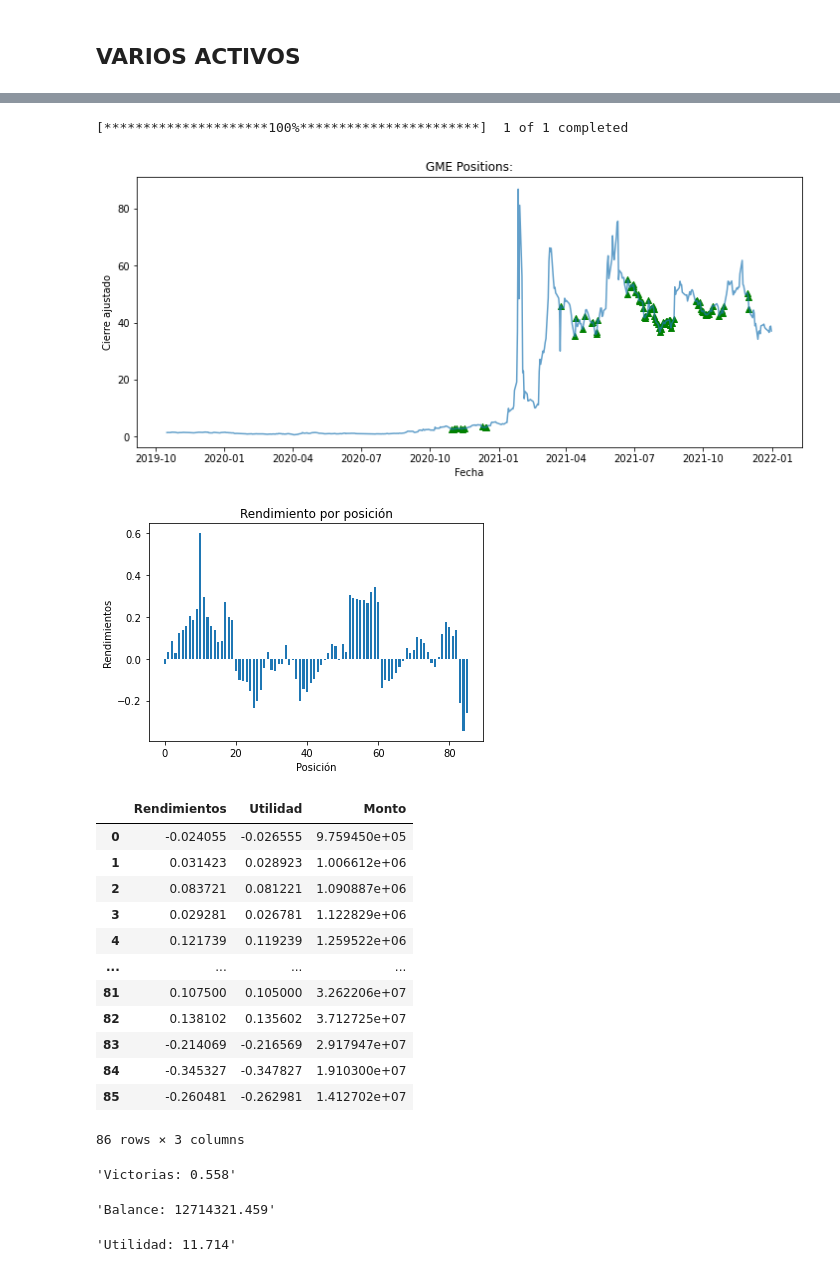
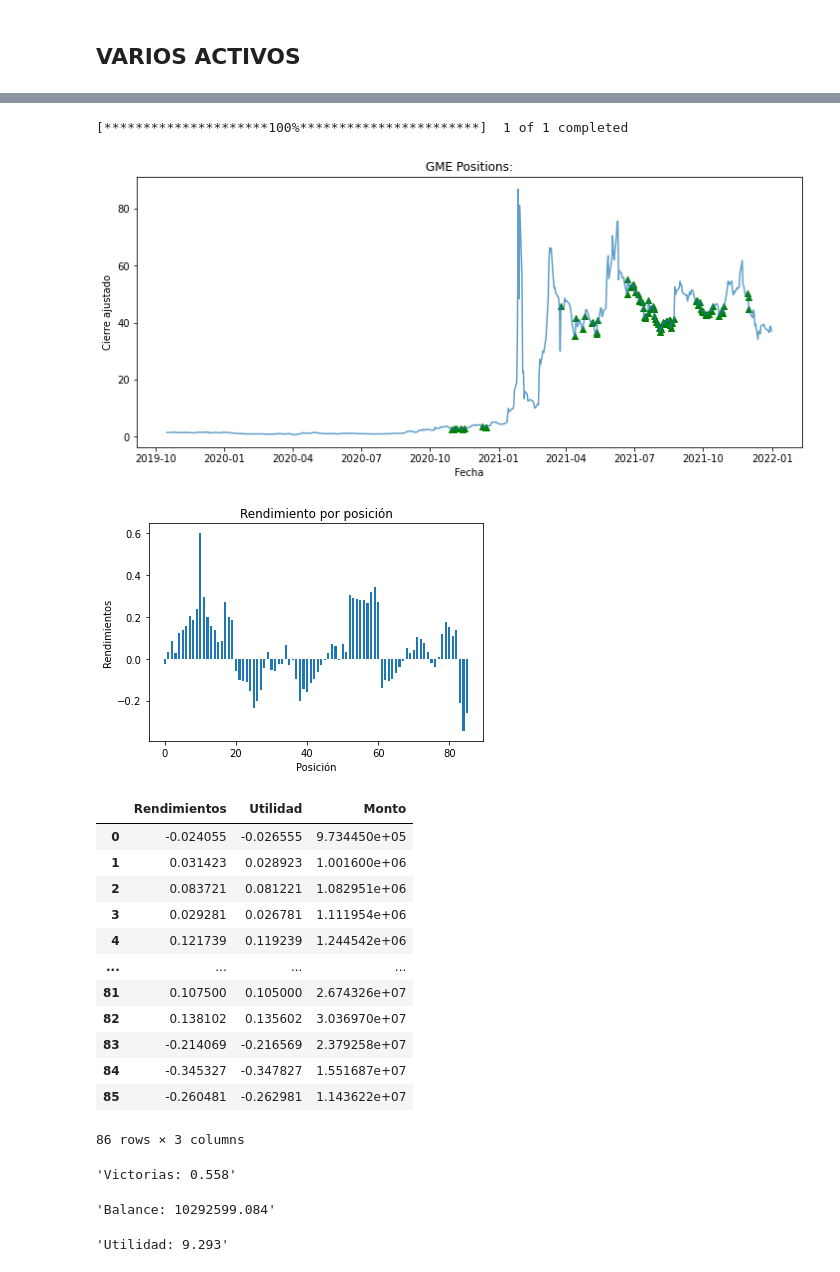
Before and after one commit to GustavodeAnda/PORTAFOLIOS2, a Jupyter notebook: RSI TRADING CHIDO.ipynb, the cells around one changed output, grey strips where cells are left out. Drawn from its saved outputs; the diff is of its cells as text; code cells hidden in the pictures.

```diff
--- a/RSI TRADING CHIDO.ipynb
+++ b/RSI TRADING CHIDO.ipynb
@@ -66,7 +66,7 @@ dfr['Utilidad'] = dfr['Rendimientos']-Comisiones
 Monto = [capital]
 
 for i in range(len(dfr)):
-    valor = Monto[-1]*(1+dfr['Rendimientos'][i])
+    valor = Monto[-1]*(1+dfr['Utilidad'][i])
     Monto.append(valor)
 
     # se borra capital inicial de la lista de montos
@@ -154,7 +154,7 @@ dfr['Utilidad'] = dfr['Rendimientos']-Comisiones
 Monto = [capital]
 
 for i in range(len(dfr)):
-    valor = Monto[-1]*(1+dfr['Rendimientos'][i])
+    valor = Monto[-1]*(1+dfr['Utilidad'][i])
     Monto.append(valor)
 
     # se borra capital inicial de la lista de montos
@@ -241,7 +241,7 @@ dfr['Utilidad'] = dfr['Rendimientos']-Comisiones
 Monto = [capital]
 
 for i in range(len(dfr)):
-    valor = Monto[-1]*(1+dfr['Rendimientos'][i])
+    valor = Monto[-1]*(1+dfr['Utilidad'][i])
     Monto.append(valor)
 
     # se borra capital inicial de la lista de montos
@@ -328,7 +328,7 @@ dfr['Utilidad'] = dfr['Rendimientos']-Comisiones
 Monto = [capital]
 
 for i in range(len(dfr)):
-    valor = Monto[-1]*(1+dfr['Rendimientos'][i])
+    valor = Monto[-1]*(1+dfr['Utilidad'][i])
     Monto.append(valor)
 
     # se borra capital inicial de la lista de montos
@@ -350,48 +350,48 @@ plt.xlabel("Posición")
 plt.ylabel("Rendimientos")
 plt.title("Rendimiento por posición")
 plt.show()
 
 # Calculamos el número de victorias en la estrategia:
 wins = [i for i in Profits if i > 0]
 wins = len(wins)/len(Profits)
 
 # Calculamos utilidad final DESPUÉS DE IMPUESTOS
 impuestos = 0.1
 
     # Encontramos monto final
 ultimo = dfr[['Monto']].iloc[-1]
 
     # Restamos impuestos
 ultimo_GME = ultimo * (1-impuestos)
 
     # Lo convertimos en tasa comparado al capital inicial
 utilidad_GME = (ultimo_GME - capital) / capital
 
 # Mandamos todo a proyectar en la misma celda
 display(dfr,
         'Victorias: '+str(np.round(wins,3)),
         'Balance: '+str(np.round(ultimo_GME,3)[0]),
         'Utilidad: '+str(np.round(utilidad_GME,3)[0]))
 # %% [output]
 [*********************100%***********************]  1 of 1 completed
 [figure]
 [figure]
 |  | Rendimientos | Utilidad | Monto |
-| 0 | -0.024055 | -0.026555 | 9.759450e+05 |
-| 1 | 0.031423 | 0.028923 | 1.006612e+06 |
-| 2 | 0.083721 | 0.081221 | 1.090887e+06 |
-| 3 | 0.029281 | 0.026781 | 1.122829e+06 |
-| 4 | 0.121739 | 0.119239 | 1.259522e+06 |
+| 0 | -0.024055 | -0.026555 | 9.734450e+05 |
+| 1 | 0.031423 | 0.028923 | 1.001600e+06 |
+| 2 | 0.083721 | 0.081221 | 1.082951e+06 |
+| 3 | 0.029281 | 0.026781 | 1.111954e+06 |
+| 4 | 0.121739 | 0.119239 | 1.244542e+06 |
 | ... | ... | ... | ... |
-| 81 | 0.107500 | 0.105000 | 3.262206e+07 |
-| 82 | 0.138102 | 0.135602 | 3.712725e+07 |
-| 83 | -0.214069 | -0.216569 | 2.917947e+07 |
-| 84 | -0.345327 | -0.347827 | 1.910300e+07 |
-| 85 | -0.260481 | -0.262981 | 1.412702e+07 |
+| 81 | 0.107500 | 0.105000 | 2.674326e+07 |
+| 82 | 0.138102 | 0.135602 | 3.036970e+07 |
+| 83 | -0.214069 | -0.216569 | 2.379258e+07 |
+| 84 | -0.345327 | -0.347827 | 1.551687e+07 |
+| 85 | -0.260481 | -0.262981 | 1.143622e+07 |
 86 rows × 3 columns
 'Victorias: 0.558'
-'Balance: 12714321.459'
+'Balance: 10292599.084'
-'Utilidad: 11.714'
+'Utilidad: 9.293'
 # %%
 cap_total = capital*4
 suma_montos = ultimo_VOO + ultimo_TSLA + ultimo_AAPL + ultimo_GME
```
Also changed, not shown: parts of 4 cells of this notebook.
